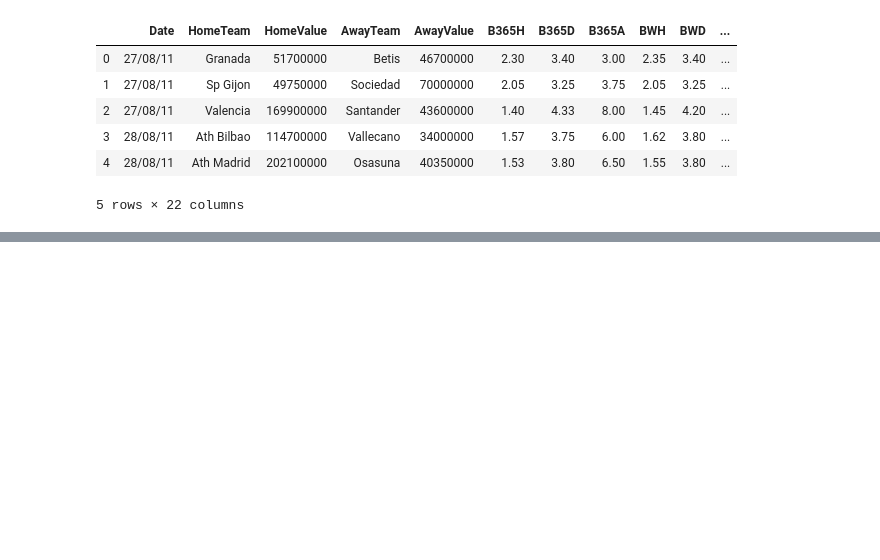
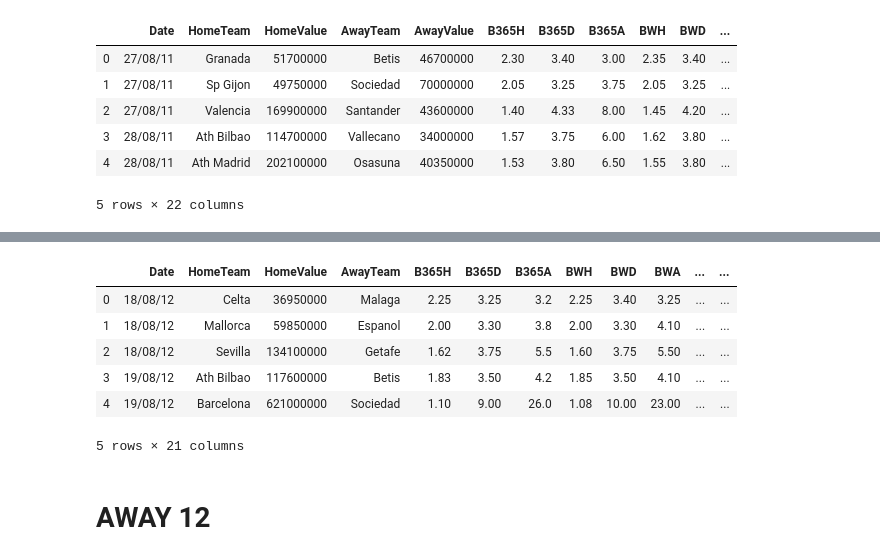
Before and after one commit to Jjespper/football_bets, a Jupyter notebook: Untitled1.ipynb, the cells around one changed output, grey strips where cells are left out. Drawn from its saved outputs; the diff is of its cells as text; code cells hidden in the pictures; blank space fills up the shorter version.

```diff
--- a/Untitled1.ipynb
+++ b/Untitled1.ipynb
@@ -1043,0 +1109,12 @@ liga11_n.head()
+# %%
+liga12_n.head()
+# %% [output]
+|  | Date | HomeTeam | HomeValue | AwayTeam | B365H | B365D | B365A | BWH | BWD | BWA | ... | ... |
+| 0 | 18/08/12 | Celta | 36950000 | Malaga | 2.25 | 3.25 | 3.2 | 2.25 | 3.40 | 3.25 | ... | ... |
+| 1 | 18/08/12 | Mallorca | 59850000 | Espanol | 2.00 | 3.30 | 3.8 | 2.00 | 3.30 | 4.10 | ... | ... |
+| 2 | 18/08/12 | Sevilla | 134100000 | Getafe | 1.62 | 3.75 | 5.5 | 1.60 | 3.75 | 5.50 | ... | ... |
+| 3 | 19/08/12 | Ath Bilbao | 117600000 | Betis | 1.83 | 3.50 | 4.2 | 1.85 | 3.50 | 4.10 | ... | ... |
+| 4 | 19/08/12 | Barcelona | 621000000 | Sociedad | 1.10 | 9.00 | 26.0 | 1.08 | 10.00 | 23.00 | ... | ... |
+5 rows × 21 columns
+# %% [markdown]
+# AWAY 12
```
Also changed, not shown: parts of 21 cells of this notebook.
